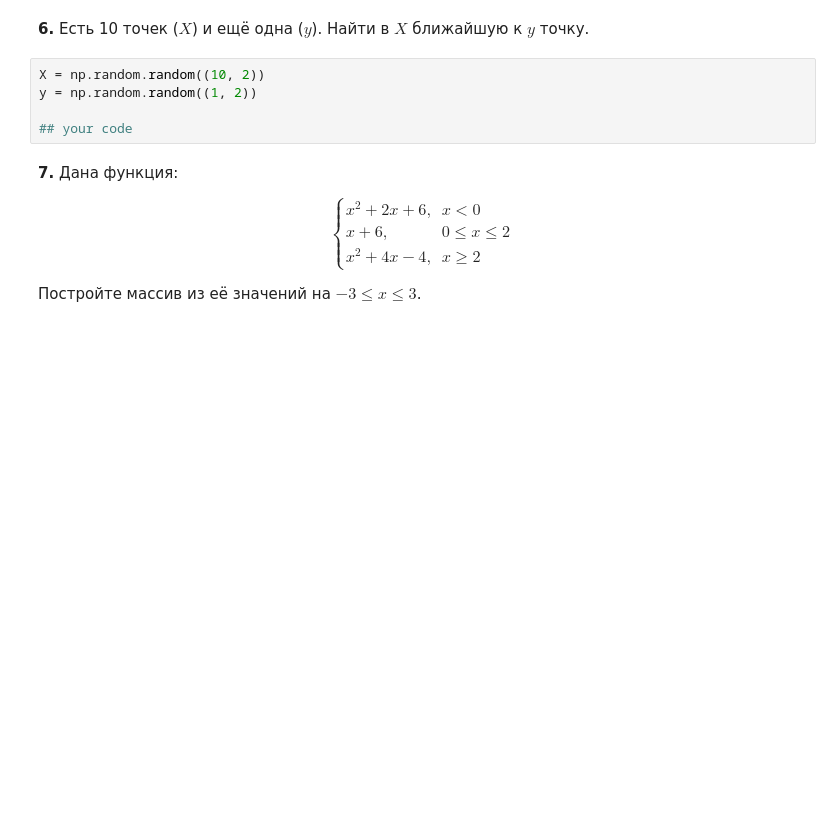
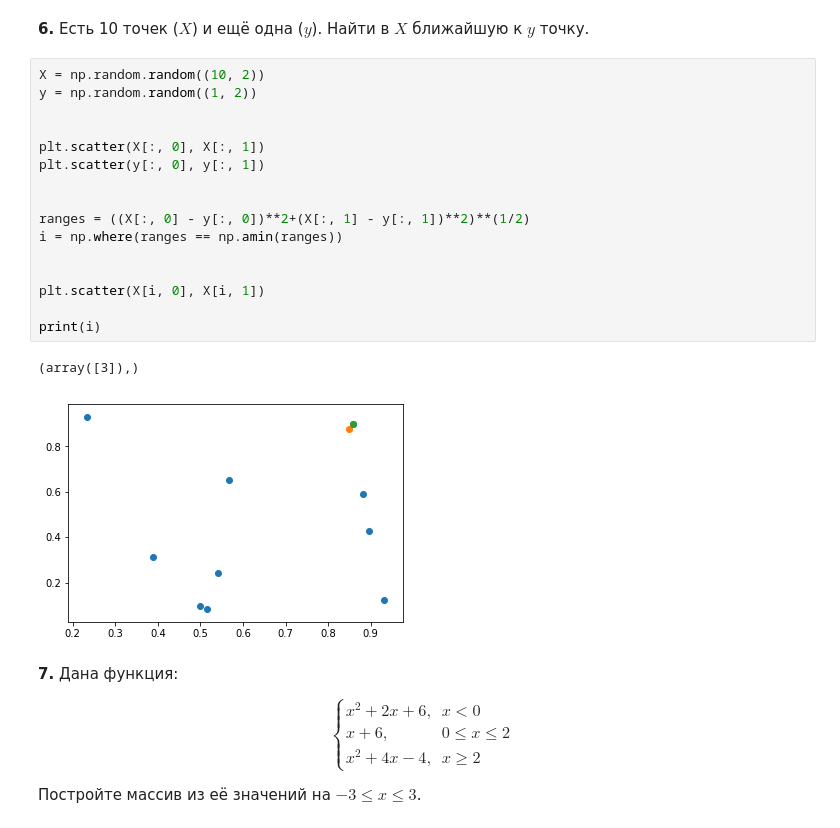
Before and after one commit to veotani/classification-apmath, a Jupyter notebook: Excercises_2.ipynb, the cells around one changed output. Drawn from its saved outputs; the diff is of its cells as text; blank space fills up the shorter version.

```diff
--- a/Excercises_2.ipynb
+++ b/Excercises_2.ipynb
@@ -71,10 +102,24 @@ X = np.random.random((10, 10))
 # %% [markdown]
 **6.** Есть 10 точек ($X$) и ещё одна ($y$). Найти в $X$ ближайшую к $y$ точку.
-# %%
-X = np.random.random((10, 2))
-y = np.random.random((1, 2))
-
-## your code
+# %%
+X = np.random.random((10, 2))
+y = np.random.random((1, 2))
+
+
+plt.scatter(X[:, 0], X[:, 1])
+plt.scatter(y[:, 0], y[:, 1])
+
+
+ranges = ((X[:, 0] - y[:, 0])**2+(X[:, 1] - y[:, 1])**2)**(1/2)
+i = np.where(ranges == np.amin(ranges))
+
+
+plt.scatter(X[i, 0], X[i, 1])
+
+print(i)
+# %% [output]
+(array([3]),)
+[figure, added]
 # %% [markdown]
 **7.** Дана функция:
 
```
Also changed, not shown: parts of 12 cells of this notebook.
